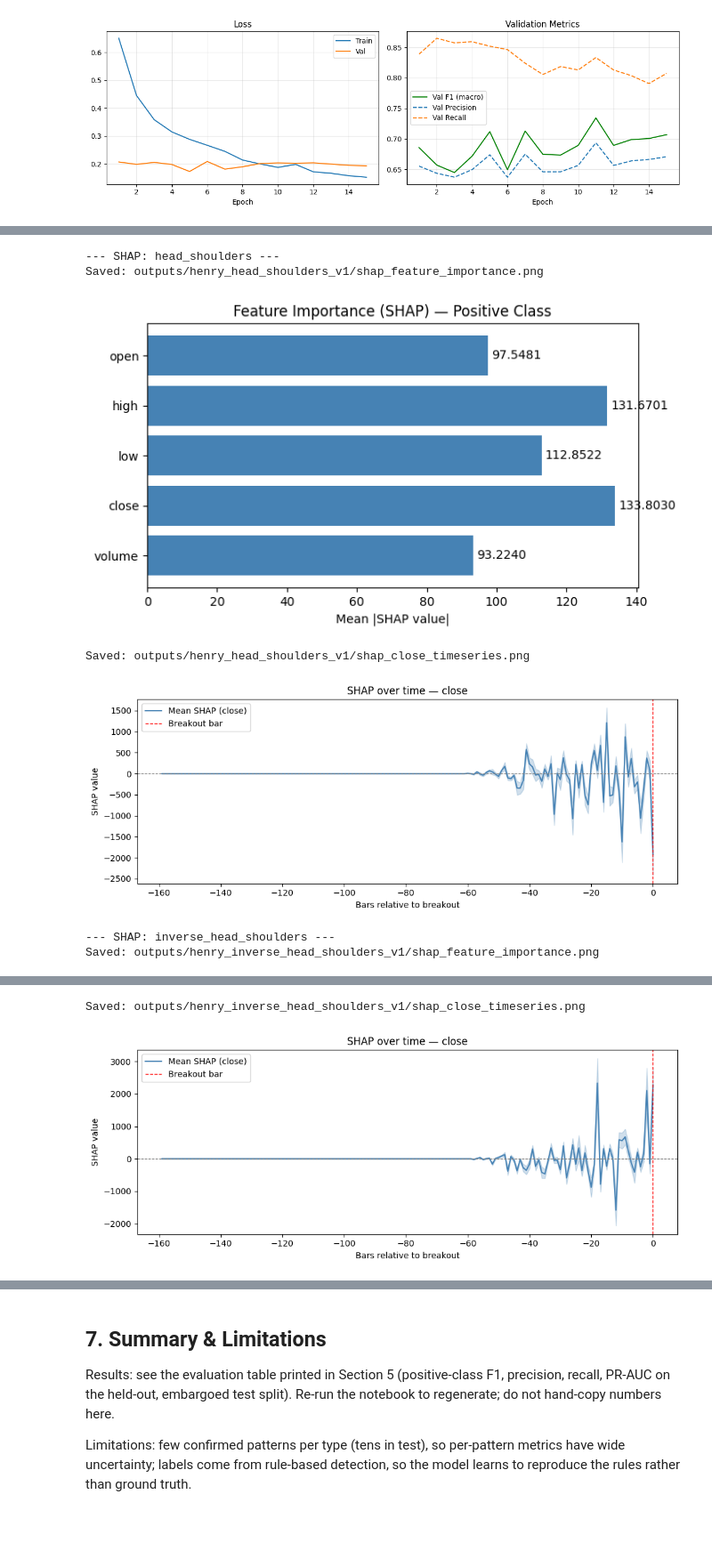
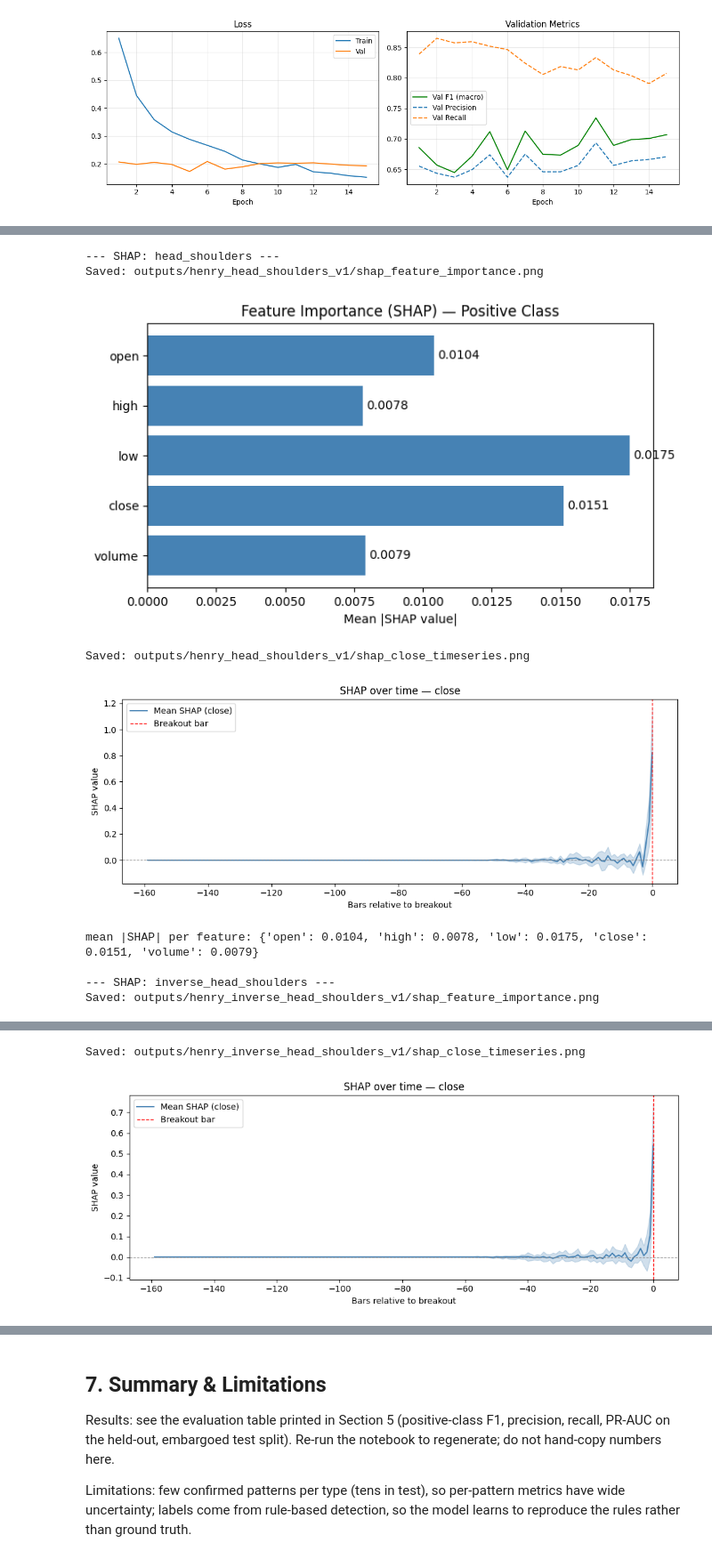
Before and after one commit to oskarone21/Candlestick-Pattern-Recognition, a Jupyter notebook: henry_pattern_recognition.ipynb, the cells around one changed output, grey strips where cells are left out. Shown at 89% size. Cells and saved outputs as stored; diff of their text form; code cells hidden in the pictures; blank space fills up the shorter version.

Commit message:
fix: SHAP explained raw windows; normalise inputs like training

```diff
--- a/henry_pattern_recognition.ipynb
+++ b/henry_pattern_recognition.ipynb
@@ -433,26 +439,39 @@ Run on CPU — GradientExplainer is unstable on MPS.
 # %%
 for pt, d in trained.items():
     print()
     print(f"--- SHAP: {pt} ---")
     X_te_pos = d["X_te"][d["y_te"]==1]
     if len(X_te_pos) == 0:
         print("No test positives — skipping")
         continue
 
     model_cpu = build_model(cfg_base)
     model_cpu.load_state_dict({k: v.cpu() for k, v in d["model"].state_dict().items()})
     model_cpu.cpu().eval()
 
     shap_vals = compute_shap_values(model_cpu, d["X_tr"], X_te_pos,
                                      n_background=100, device=torch.device("cpu"))
     out_dir = Path(cfg_base["paths"]["outputs_root"]) / f"henry_{pt}_v1"
     plot_shap_feature_importance(shap_vals, save_path=out_dir/"shap_feature_importance.png")
     plot_shap_timeseries(shap_vals, feature_idx=3, save_path=out_dir/"shap_close_timeseries.png")
+    mean_abs = np.abs(shap_vals).mean(axis=(0, 1))   # (5,) one value per feature
+    shap_summary = globals().setdefault("shap_summary", {})
+    shap_summary[pt] = mean_abs
+    print("mean |SHAP| per feature:",
+          dict(zip(["open", "high", "low", "close", "volume"], mean_abs.round(4))))
+
+shap_df = pd.DataFrame(shap_summary, index=["open", "high", "low", "close", "volume"]).T
+print("\nMean |SHAP| per feature (rows = pattern):")
+print(shap_df.round(4).to_string())
+print("\nDominant feature per pattern:")
+print(shap_df.idxmax(axis=1).to_string())
 # %% [output]
 --- SHAP: head_shoulders ---
 Saved: outputs/henry_head_shoulders_v1/shap_feature_importance.png
-[figure, old version]
+[figure, new version]
 Saved: outputs/henry_head_shoulders_v1/shap_close_timeseries.png
-[figure, old version]
+[figure, new version]
+mean |SHAP| per feature: {'open': 0.0104, 'high': 0.0078, 'low': 0.0175, 'close': 0.0151, 'volume': 0.0079}
+
 --- SHAP: inverse_head_shoulders ---
 Saved: outputs/henry_inverse_head_shoulders_v1/shap_feature_importance.png
@@ -460,2 +479,2 @@ Saved: outputs/henry_inverse_head_shoulders_v1/shap_feature_importance.png
 Saved: outputs/henry_inverse_head_shoulders_v1/shap_close_timeseries.png
-[figure, old version]
+[figure, new version]
```
Also changed, not shown: parts of 2 cells of this notebook, 2 other files.
